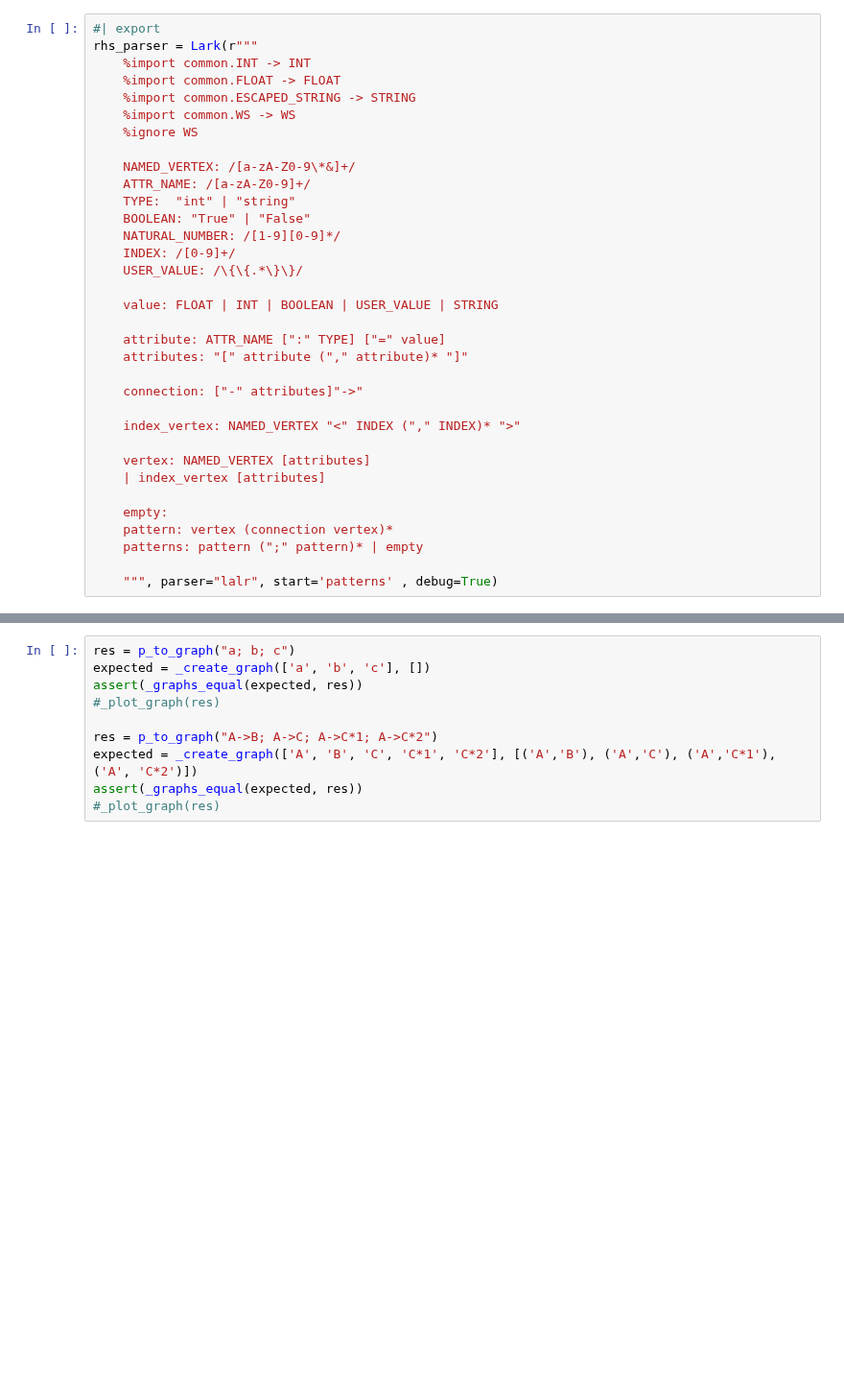
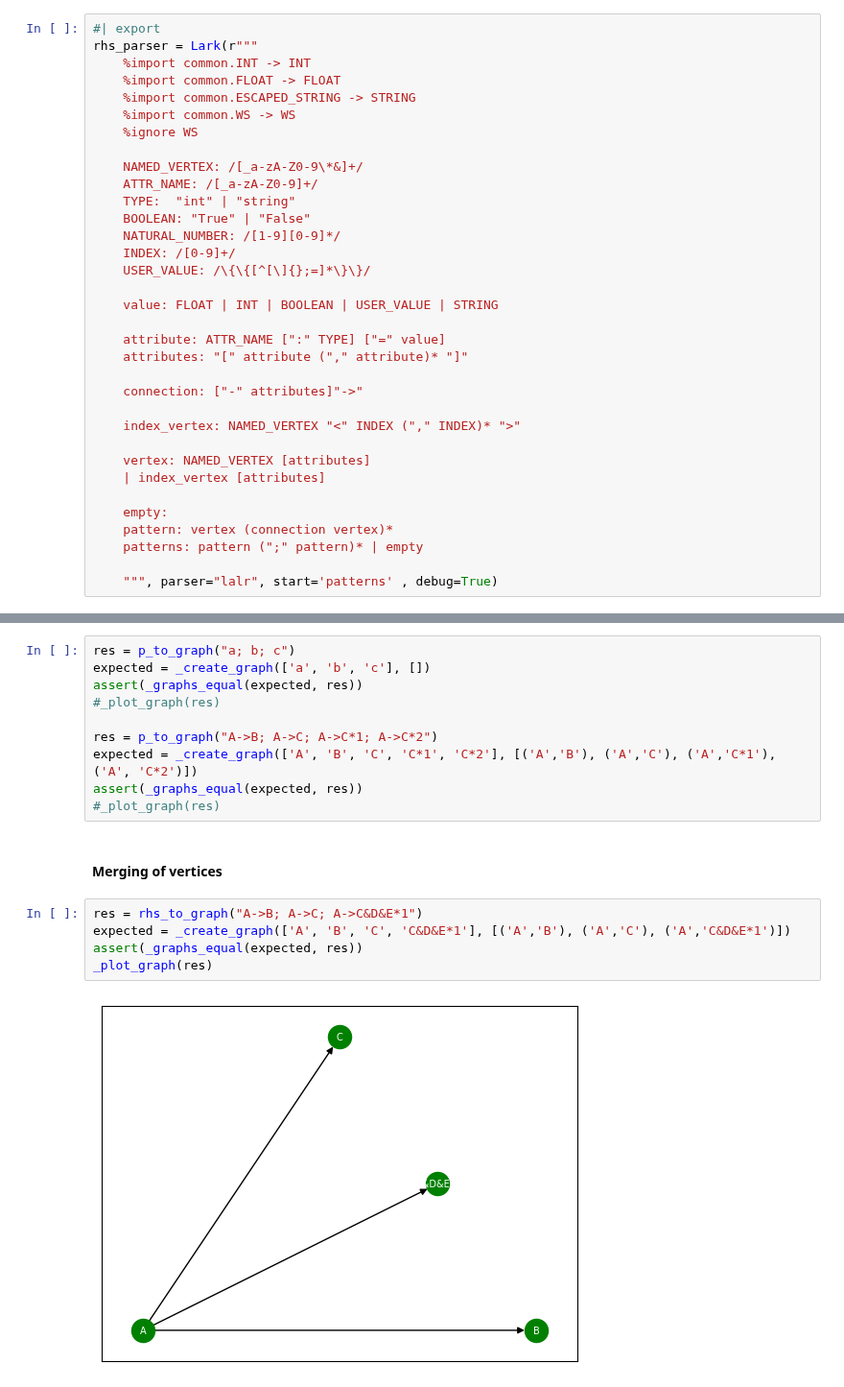
Before and after one commit to DeanLight/graph_rewrite, a Jupyter notebook: nbs/04_p_rhs_parsing.ipynb, the cells around one changed output, grey strips where cells are left out. Shown at 96% size. Cells and saved outputs as stored; diff of their text form; blank space fills up the shorter version.

```diff
--- a/nbs/04_p_rhs_parsing.ipynb
+++ b/nbs/04_p_rhs_parsing.ipynb
@@ -66,13 +66,13 @@ rhs_parser = Lark(r"""
     %import common.WS -> WS
     %ignore WS
 
-    NAMED_VERTEX: /[a-zA-Z0-9\*&]+/
-    ATTR_NAME: /[a-zA-Z0-9]+/
+    NAMED_VERTEX: /[_a-zA-Z0-9\*&]+/
+    ATTR_NAME: /[_a-zA-Z0-9]+/
     TYPE:  "int" | "string"
     BOOLEAN: "True" | "False"
     NATURAL_NUMBER: /[1-9][0-9]*/
     INDEX: /[0-9]+/
-    USER_VALUE: /\{\{.*\}\}/
+    USER_VALUE: /\{\{[^[\]{};=]*\}\}/
 
     value: FLOAT | INT | BOOLEAN | USER_VALUE | STRING
 
@@ -152,3 +157,12 @@ res = p_to_graph("A->B; A->C; A->C*1; A->C*2")
 expected = _create_graph(['A', 'B', 'C', 'C*1', 'C*2'], [('A','B'), ('A','C'), ('A','C*1'), ('A', 'C*2')])
 assert(_graphs_equal(expected, res))
 #_plot_graph(res)
+# %% [markdown]
+#### Merging of vertices
+# %%
+res = rhs_to_graph("A->B; A->C; A->C&D&E*1")
+expected = _create_graph(['A', 'B', 'C', 'C&D&E*1'], [('A','B'), ('A','C'), ('A','C&D&E*1')])
+assert(_graphs_equal(expected, res))
+_plot_graph(res)
+# %% [output]
+[figure, added]
```
Also changed, not shown: parts of 8 cells of this notebook, 11 other files.
